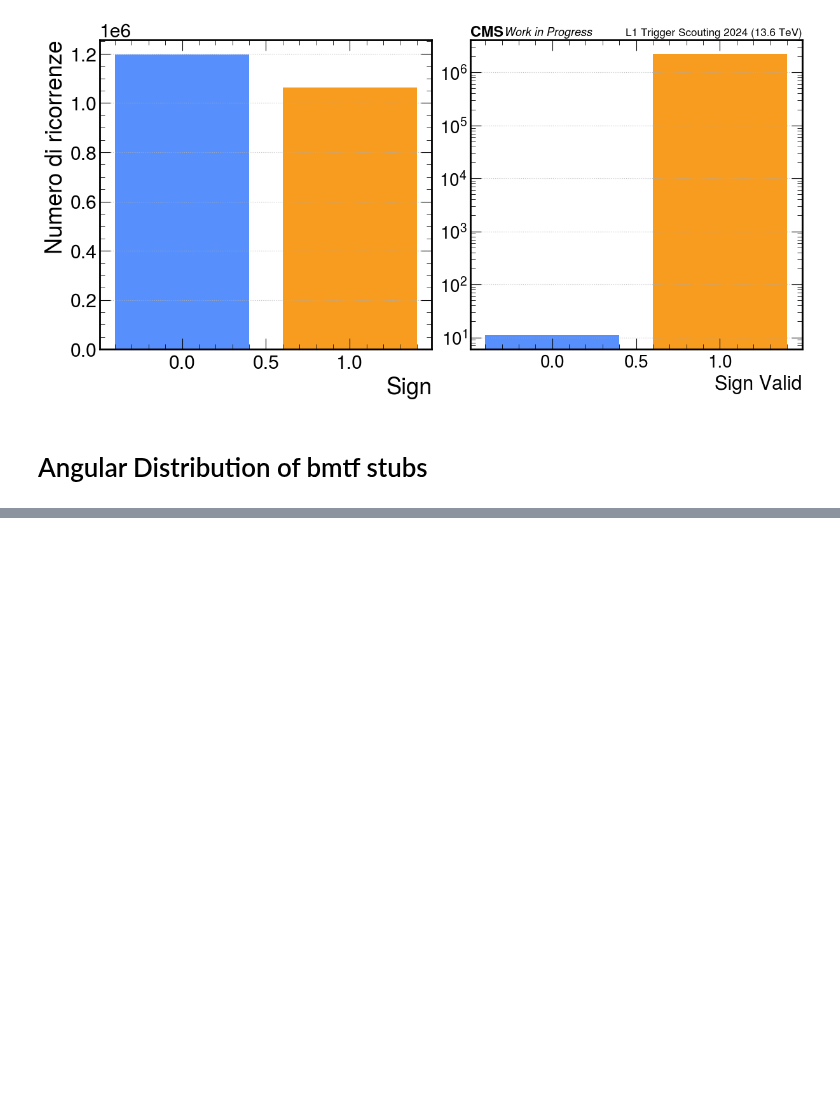
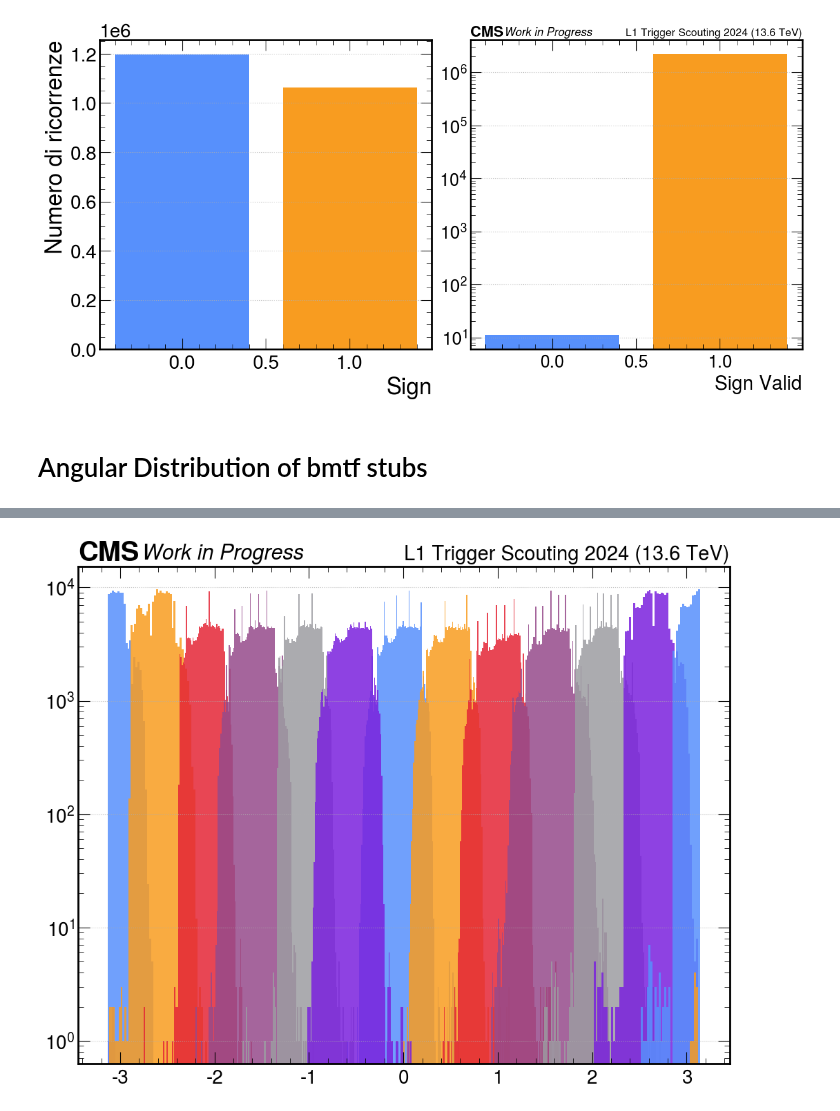
Before and after one commit to francescoreschio/Tesi-Triennale, a Jupyter notebook: Codice/BMTF.ipynb, the cells around one changed output, grey strips where cells are left out. Cells and saved outputs as stored; diff of their text form; code cells hidden in the pictures; blank space fills up the shorter version.

```diff
--- a/Codice/BMTF.ipynb
+++ b/Codice/BMTF.ipynb
@@ -316 +308,6 @@ print(len(BmtfPhiDisibutionLS133[7]), len(BmtfPhiDisibutionLS133[8]), len(BmtfPh
+# %%
+BmtfPhiDisibutionLS133 = PhiPerSector(ak.flatten(BmtfPhiLS133), ak.flatten(BmtfProcessorLS133))
+BmtfPhiDisibutionLS263 = PhiPerSector(ak.flatten(BmtfPhiLS263), ak.flatten(BmtfProcessorLS263))
+BmtfPhiDisibutionLS264 = PhiPerSector(ak.flatten(BmtfPhiLS264), ak.flatten(BmtfProcessorLS264))
+BmtfPhiDisibutionLS306 = PhiPerSector(ak.flatten(BmtfPhiLS306), ak.flatten(BmtfProcessorLS306))
 # %%
@@ -344,0 +343,31 @@ ax.grid(visible=True, axis='y')
+# %%
+#Concatenazione dei 12 array per i 4 file:
+BmtfPhiDistribution = ArrayConcatenation(BmtfPhiDisibutionLS133, BmtfPhiDisibutionLS263, BmtfPhiDisibutionLS264, BmtfPhiDisibutionLS306)
+# %%
+fig, ax = plt.subplots(figsize=FIGSIZE, constrained_layout=True)
+
+set_tick_font(ax, FONTSIZE - 2)
+draw_cms_label(ax, fontsize= FONTSIZE, label="Work in Progress", rlabel="L1 Trigger Scouting 2024 (13.6 TeV)")
+
+ax.hist(BmtfPhiDistribution[0], bins = 100, alpha = 0.85)
+ax.hist(BmtfPhiDistribution[1], bins = 100, alpha = 0.85)
+ax.hist(BmtfPhiDistribution[2], bins = 100, alpha = 0.85)
+ax.hist(BmtfPhiDistribution[3], bins = 100, alpha = 0.85)
+ax.hist(BmtfPhiDistribution[4], bins = 100, alpha = 0.85)
+ax.hist(BmtfPhiDistribution[5], bins = 300, alpha = 0.85)
+ax.hist(BmtfPhiDistribution[6], bins = 300, alpha = 0.85)
+ax.hist(BmtfPhiDistribution[7], bins = 300, alpha = 0.85)
+ax.hist(BmtfPhiDistribution[8], bins = 100, alpha = 0.85)
+ax.hist(BmtfPhiDistribution[9], bins = 100, alpha = 0.85)
+ax.hist(BmtfPhiDistribution[10], bins = 100, alpha = 0.85)
+ax.hist(BmtfPhiDistribution[11], bins = 100, alpha = 0.85)
+
+
+#ax.set_xlabel('Momento GeV/c')
+#ax.set_ylabel('Numero di ricorrenze')
+#ax.legend()
+
+ax.grid(visible=True, axis='y')
+ax.set_yscale('log')
+# %% [output]
+[figure, added]
```
Also changed, not shown: parts of 3 cells of this notebook, 1 other file.
